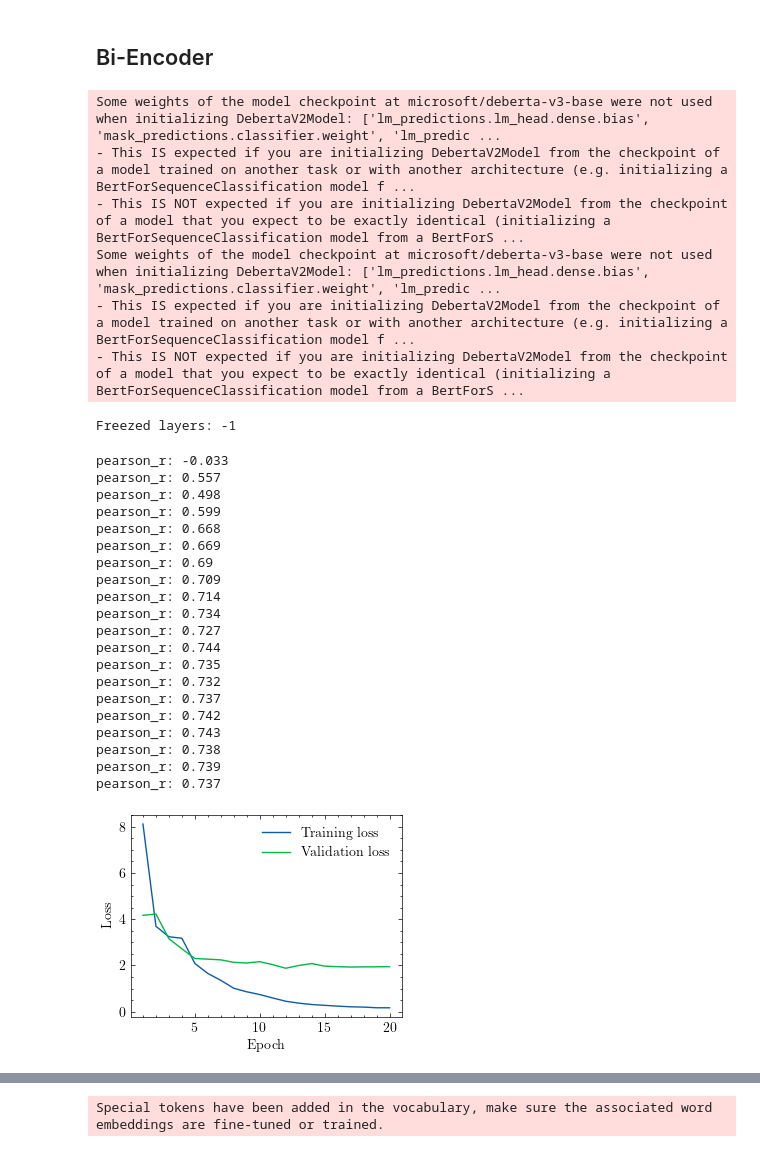
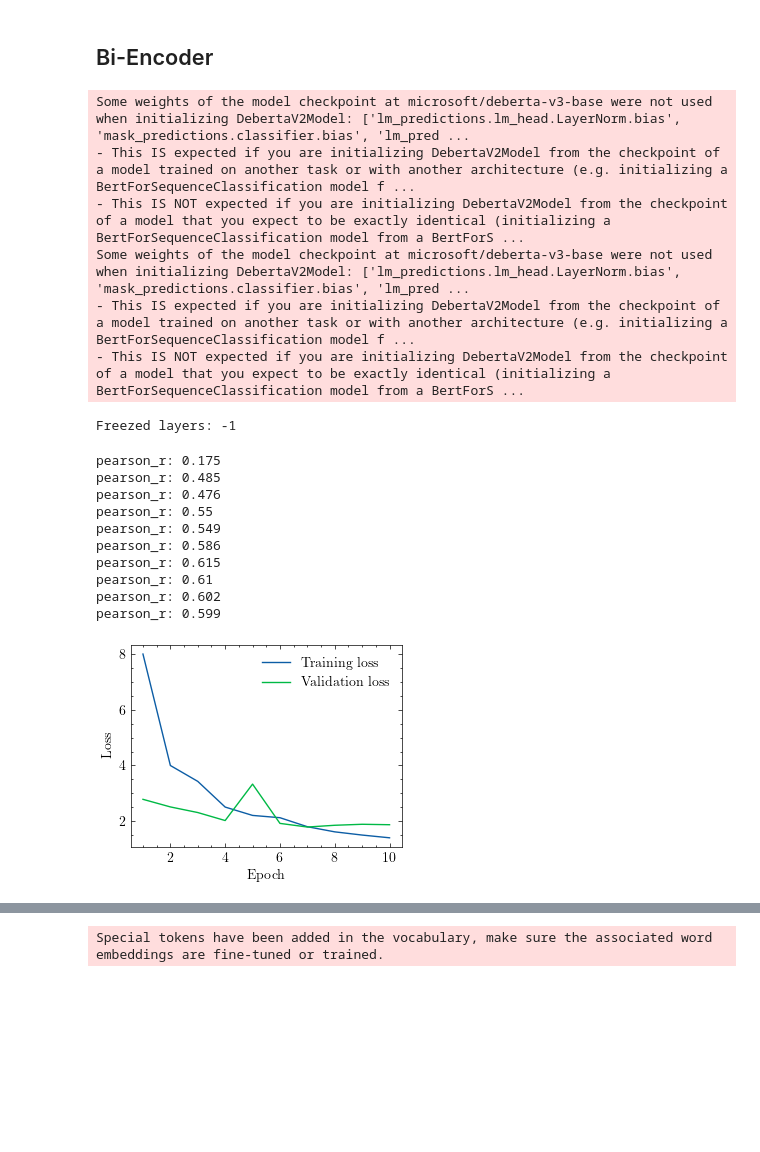
Before and after one commit to hasan-rakibul/LLM-GEm, a Jupyter notebook: main.ipynb, the cells around one changed output, grey strips where cells are left out. Saved outputs shown, nothing was run; the diff lists cells and outputs as text; code cells hidden in the pictures; blank space fills up the shorter version.

```diff
--- a/main.ipynb
+++ b/main.ipynb
@@ -352,9 +128,7 @@ Special tokens have been added in the vocabulary, make sure the associated word
 # %% [markdown]
 ## Tri-Encoder
 # %%
-feature_1 = 'demographic'
-feature_2 = 'essay'
-feature_3 = 'article'
+features = ['demographic', 'essay', 'article']
 # %%
 class TriEncoderTransformer(nn.Module):
     def __init__(self, checkpoint="microsoft/deberta-v3-base", n_freeze=-1):
@@ -619,0 +361,32 @@ predictions.to_csv("./tmp/predictions_EMP.tsv", sep='\t', header=False, index=Fa
+# %%
+def test(task=tasks[0], batch_size=8):
+
+    model = TriEncoderTransformer()
+    device = torch.device("cuda") if torch.cuda.is_available() else torch.device("cpu")
+    model.to(device)
+
+    # load the trained parameters
+    model.load_state_dict(torch.load("model.pth"))
+
+    testloader = get_test_data(task=task, features=features, batch_size=batch_size)
+
+    model.eval()
+    y_pred = []
+    for (batch_f1, batch_f2, batch_f3) in zip(testloader[0], testloader[1], testloader[2]):
+        batch = {
+            'input_ids_f1': batch_f1['input_ids'].to(device),
+            'attention_mask_f1': batch_f1['attention_mask'].to(device),
+            'input_ids_f2': batch_f2['input_ids'].to(device),
+            'attention_mask_f2': batch_f2['attention_mask'].to(device),
+            'input_ids_f3': batch_f3['input_ids'].to(device),
+            'attention_mask_f3': batch_f3['attention_mask'].to(device)
+        }
+        with torch.no_grad():
+            outputs = model(**batch)
+
+        batch_pred = [item for sublist in outputs.logits.tolist() for item in sublist]  #convert 2D list to 1D
+        y_pred.extend(batch_pred)
+
+    return y_pred
+# %%
+y_pred = test(batch_size=32)
@@ -620,8 +404,7 @@ predictions.to_csv("./tmp/predictions_EMP.tsv", sep='\t', header=False, index=Fa
 # %% [markdown]
 ## Bi-Encoder
 # %%
-feature_1 = 'demographic_essay'
-feature_2 = 'article'
+features = ['demographic_essay', 'article']
 # %%
 class BiEncoderTransformer(nn.Module):
     def __init__(self, checkpoint="microsoft/deberta-v3-base", n_freeze=-1):
@@ -803,32 +576,22 @@ def train_test(task=task_1, lr=1e-5, batch_size=8, n_epochs=3, seed=1):
 # %%
-train_test(task=task_1, lr=1e-5, batch_size=8, n_epochs=20, seed=1)
+train(task=tasks[0], lr=1e-5, batch_size=8, n_epochs=10, seed=1)
 # %% [output]
-Some weights of the model checkpoint at microsoft/deberta-v3-base were not used when initializing DebertaV2Model: ['lm_predictions.lm_head.dense.bias', 'mask_predictions.classifier.weight', 'lm_predic ...
+Some weights of the model checkpoint at microsoft/deberta-v3-base were not used when initializing DebertaV2Model: ['lm_predictions.lm_head.LayerNorm.bias', 'mask_predictions.classifier.bias', 'lm_pred ...
 - This IS expected if you are initializing DebertaV2Model from the checkpoint of a model trained on another task or with another architecture (e.g. initializing a BertForSequenceClassification model f ...
 - This IS NOT expected if you are initializing DebertaV2Model from the checkpoint of a model that you expect to be exactly identical (initializing a BertForSequenceClassification model from a BertForS ...
-Some weights of the model checkpoint at microsoft/deberta-v3-base were not used when initializing DebertaV2Model: ['lm_predictions.lm_head.dense.bias', 'mask_predictions.classifier.weight', 'lm_predic ...
+Some weights of the model checkpoint at microsoft/deberta-v3-base were not used when initializing DebertaV2Model: ['lm_predictions.lm_head.LayerNorm.bias', 'mask_predictions.classifier.bias', 'lm_pred ...
 - This IS expected if you are initializing DebertaV2Model from the checkpoint of a model trained on another task or with another architecture (e.g. initializing a BertForSequenceClassification model f ...
 - This IS NOT expected if you are initializing DebertaV2Model from the checkpoint of a model that you expect to be exactly identical (initializing a BertForSequenceClassification model from a BertForS ...
 Freezed layers: -1
-pearson_r: -0.033
-pearson_r: 0.557
-pearson_r: 0.498
+pearson_r: 0.175
+pearson_r: 0.485
+pearson_r: 0.476
+pearson_r: 0.55
+pearson_r: 0.549
+pearson_r: 0.586
+pearson_r: 0.615
+pearson_r: 0.61
+pearson_r: 0.602
 pearson_r: 0.599
-pearson_r: 0.668
-pearson_r: 0.669
-pearson_r: 0.69
-pearson_r: 0.709
-pearson_r: 0.714
-pearson_r: 0.734
-pearson_r: 0.727
-pearson_r: 0.744
-pearson_r: 0.735
-pearson_r: 0.732
-pearson_r: 0.737
-pearson_r: 0.742
-pearson_r: 0.743
-pearson_r: 0.738
-pearson_r: 0.739
-pearson_r: 0.737
-[figure, old version]
+[figure, new version]
 # %% [markdown]
```
Also changed, not shown: parts of 53 cells of this notebook, 4 other files.
